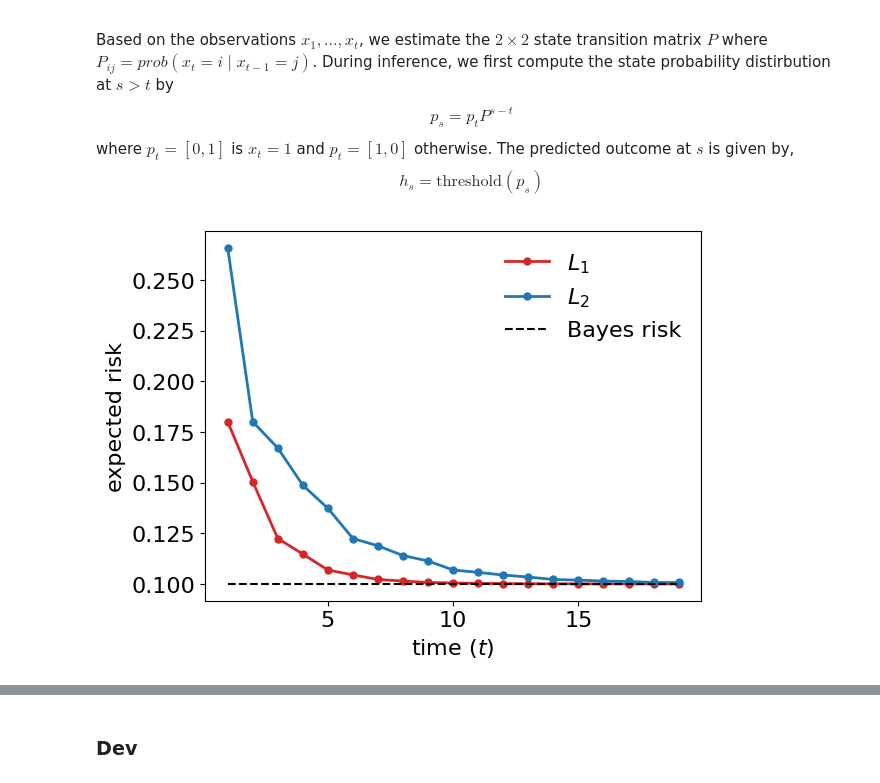
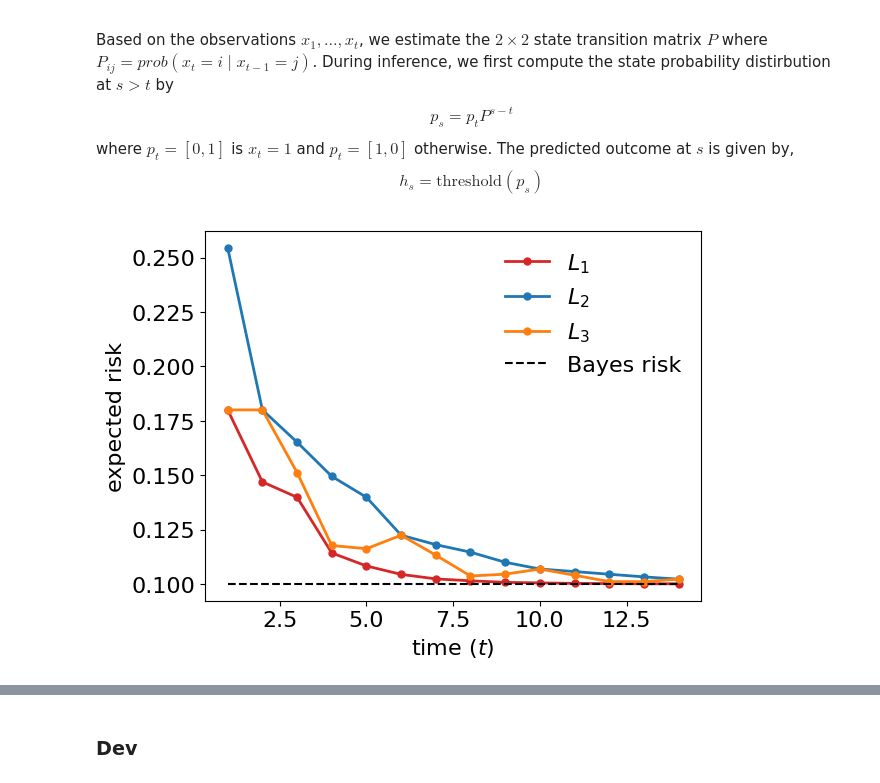
Before and after one commit to YuxinB/ProL, a Jupyter notebook: notebooks/6-four-cases-of-PL.ipynb, the cells around one changed output, grey strips where cells are left out. Cells and saved outputs as stored; diff of their text form; code cells hidden in the pictures.

```diff
--- a/notebooks/6-four-cases-of-PL.ipynb
+++ b/notebooks/6-four-cases-of-PL.ipynb
@@ -159,58 +262,61 @@ def compute_mle(data, type=1):
 # %%
 p = 0.9
 q = 1-p
-T = 20
+T = 15
 # %%
 # list all possible outcomes of the process
 outcomes = np.array(list(map(list, itertools.product([0, 1], repeat=T)))).astype('float')
 
+# ABAB pattern
+pattern = np.array([True, False]*T)[:T]
+
 # compute the probability of each outcome using the product measure
 probs = np.copy(outcomes)
-odd = probs[:, 0::2]
-odd[odd == 1] = p
-odd[odd == 0] = 1-p
-probs[:, 0::2] = odd
-even = probs[:, 1::2]
-even[even == 1] = q
-even[even == 0] = 1-q
-probs[:, 1::2] = even
+A = probs[:, pattern]
+A[A == 1], A[A == 0] = p, 1-p
+probs[:, pattern] = A
+B = probs[:, ~pattern]
+B[B == 1], B[B == 0] = q, 1-q
+probs[:, ~pattern] = B
 prob_weight = np.prod(probs, axis=-1)
 
 t_list = np.arange(1, T, 1)
 risk = []
 
-def loop(i, t, outcomes):
+def loop(i, t, outcomes, pattern):
     past_data = outcomes[i, :t]
     future_data = outcomes[i, t:]
     losses = []
 
-    p_hat, q_hat = compute_mle(past_data, type=1)
-    h = hypothesis(p_hat, q_hat, t+1, future_data.shape, type=1)
+    p_hat, q_hat = compute_mle(past_data, pattern, type=1)
+    h = hypothesis(p_hat, q_hat, pattern, t, T)
     losses.append(np.mean(loss(future_data, h)))
 
-    p_hat, q_hat = compute_mle(past_data, type=2)
-    h = hypothesis(p_hat, q_hat, t+1, future_data.shape, type=2)
+    p_hat, q_hat = compute_mle(past_data, pattern, type=2)
+    h = hypothesis(p_hat, q_hat, pattern, t, T)
+    losses.append(np.mean(loss(future_data, h)))
+
+    p_hat, q_hat, pred_pattern = compute_mle(past_data, pattern, type=3)
+    h = hypothesis(p_hat, q_hat, pred_pattern, t, T)
     losses.append(np.mean(loss(future_data, h)))
     return losses
 
 for t in t_list:
-    tmp = []
-    for i in range(len(outcomes)):
-        tmp.append(loop(i, t, outcomes))
+    tmp = Parallel(n_jobs=-1)(delayed(loop)(i, t, outcomes, pattern) for i in range(len(outcomes)))
     risk.append(np.average(tmp, weights=prob_weight, axis=0))
 risk = np.array(risk)
 # %%
 fig, ax = plt.subplots()
-colors = [sns.color_palette("tab10")[3], sns.color_palette("tab10")[0]]
-labels = [r'$L_1$', r'$L_2$']
+colors = [sns.color_palette("tab10")[3], sns.color_palette("tab10")[0], sns.color_palette("tab10")[1]]
+labels = [r'$L_1$', r'$L_2$', r'$L_3$']
 for i, label in enumerate(labels):
     ax.plot(t_list, risk[:, i], label=label, color=colors[i], marker='o', ms=5, lw=2)
 ax.plot(t_list, (1-p)*np.ones((len(t_list),)), label='Bayes risk', color='k', ls='dashed', lw=1.5)
 ax.legend(frameon=False)
 ax.set_ylabel('expected risk')
 ax.set_xlabel(r'time ($t$)')
 plt.show()
 # %% [output]
-[figure, old version]
+[figure, new version]
 # %%
 # fig.savefig("figures/case2.pdf", bbox_inches='tight')
```
Also changed, not shown: parts of 22 cells of this notebook.
